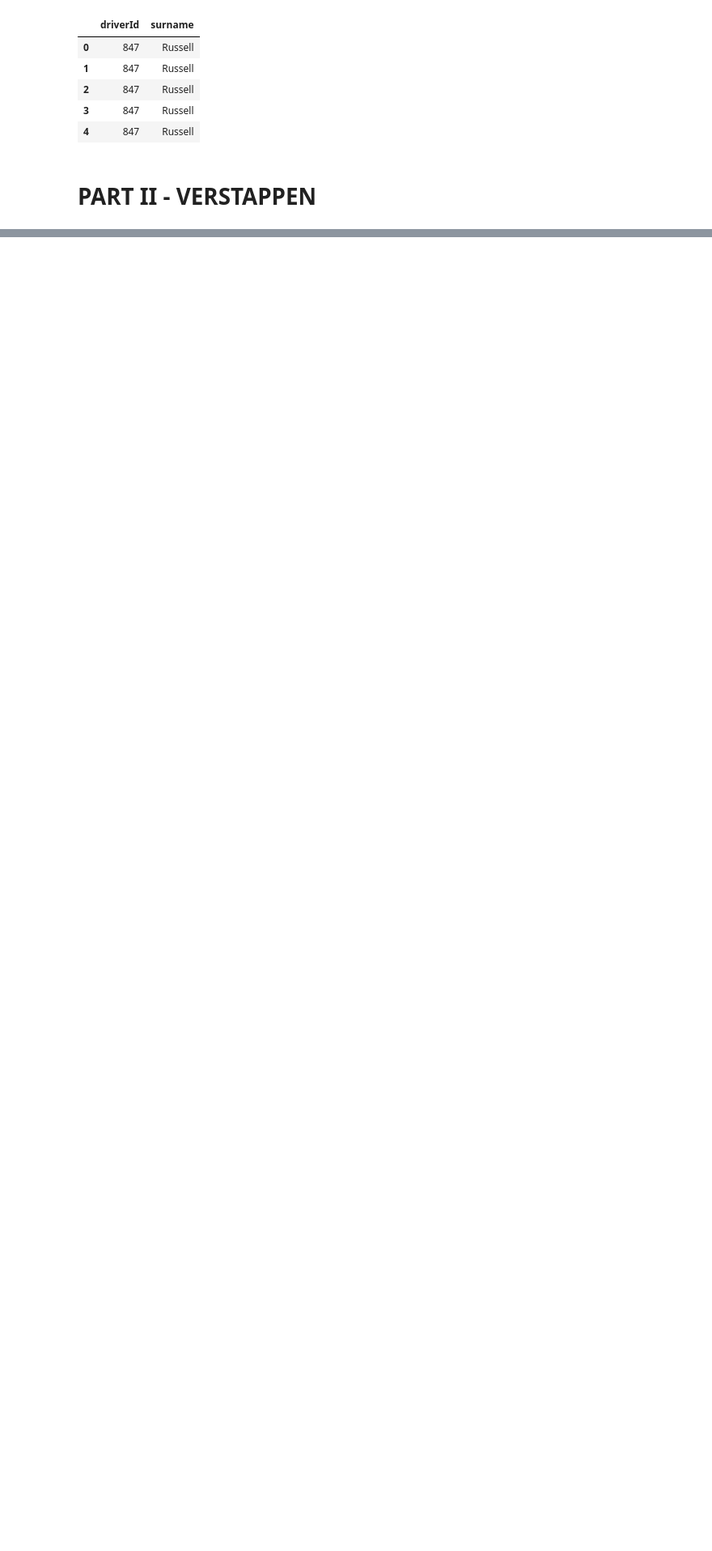
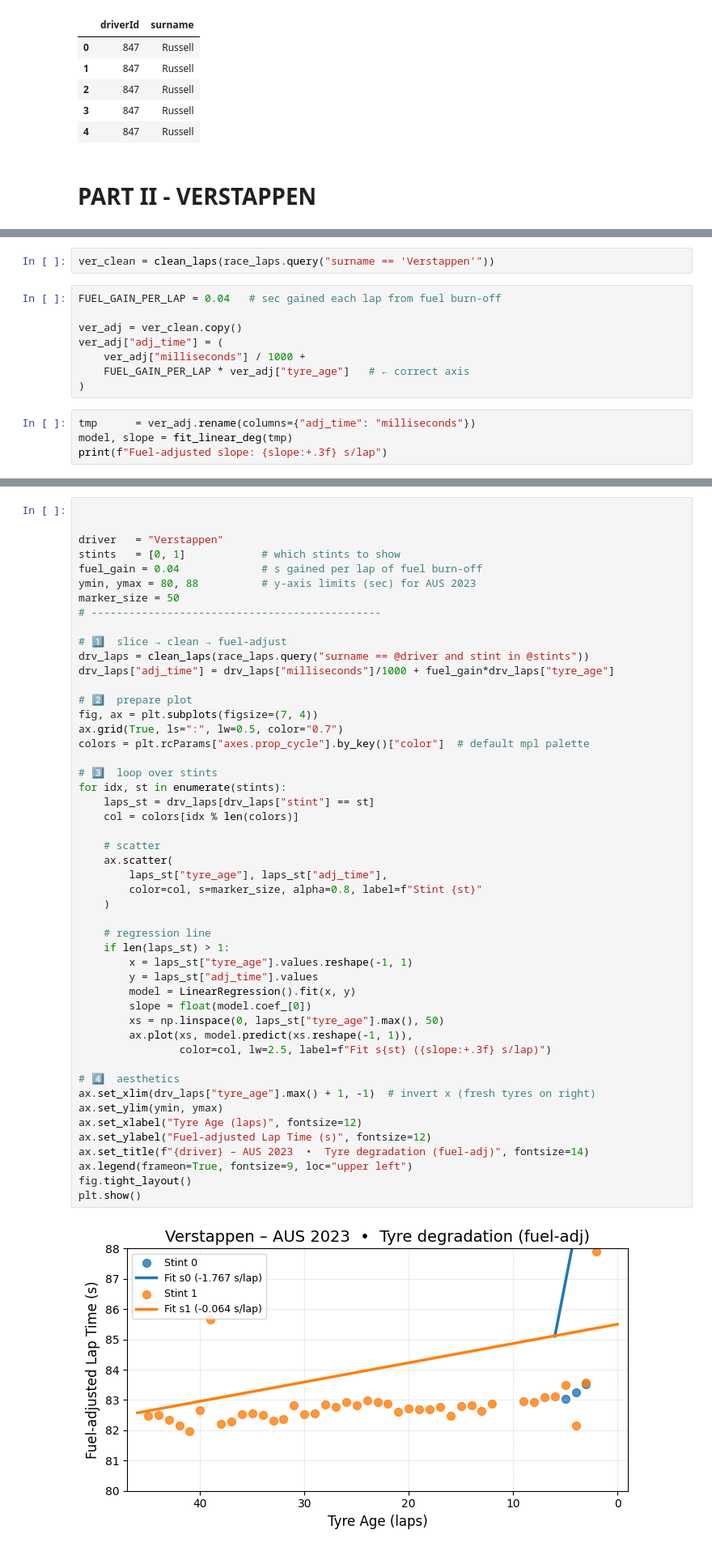
Before and after one commit to ojhasdhruv/Race-Insights, a Jupyter notebook: notebooks/2023-aus_gp_tyredeg_kaggle.ipynb, the cells around one changed output, grey strips where cells are left out. Shown: that part at 81% size. Drawn from its saved outputs; the diff is of its cells as text; blank space fills up the shorter version.

```diff
--- a/notebooks/2023-aus_gp_tyredeg_kaggle.ipynb
+++ b/notebooks/2023-aus_gp_tyredeg_kaggle.ipynb
@@ -141,0 +78,14 @@ ax.legend(handles, labels, title="Stint")
+# %%
+ver_clean = clean_laps(race_laps.query("surname == 'Verstappen'"))
+# %%
+FUEL_GAIN_PER_LAP = 0.04   # sec gained each lap from fuel burn-off
+
+ver_adj = ver_clean.copy()
+ver_adj["adj_time"] = (
+    ver_adj["milliseconds"] / 1000 +
+    FUEL_GAIN_PER_LAP * ver_adj["tyre_age"]   # ← correct axis
+)
+# %%
+tmp      = ver_adj.rename(columns={"adj_time": "milliseconds"})
+model, slope = fit_linear_deg(tmp)
+print(f"Fuel-adjusted slope: {slope:+.3f} s/lap")
@@ -141,0 +94,51 @@ ax.legend(handles, labels, title="Stint")
+# %%
+
+
+driver   = "Verstappen"
+stints   = [0, 1]            # which stints to show
+fuel_gain = 0.04             # s gained per lap of fuel burn-off
+ymin, ymax = 80, 88          # y-axis limits (sec) for AUS 2023
+marker_size = 50
+# ----------------------------------------------
+
+# 1️⃣  slice → clean → fuel-adjust
+drv_laps = clean_laps(race_laps.query("surname == @driver and stint in @stints"))
+drv_laps["adj_time"] = drv_laps["milliseconds"]/1000 + fuel_gain*drv_laps["tyre_age"]
+
+# 2️⃣  prepare plot
+fig, ax = plt.subplots(figsize=(7, 4))
+ax.grid(True, ls=":", lw=0.5, color="0.7")
+colors = plt.rcParams["axes.prop_cycle"].by_key()["color"]  # default mpl palette
+
+# 3️⃣  loop over stints
+for idx, st in enumerate(stints):
+    laps_st = drv_laps[drv_laps["stint"] == st]
+    col = colors[idx % len(colors)]
+
+    # scatter
+    ax.scatter(
+        laps_st["tyre_age"], laps_st["adj_time"],
+        color=col, s=marker_size, alpha=0.8, label=f"Stint {st}"
+    )
+
+    # regression line
+    if len(laps_st) > 1:
+        x = laps_st["tyre_age"].values.reshape(-1, 1)
+        y = laps_st["adj_time"].values
+        model = LinearRegression().fit(x, y)
+        slope = float(model.coef_[0])
+        xs = np.linspace(0, laps_st["tyre_age"].max(), 50)
+        ax.plot(xs, model.predict(xs.reshape(-1, 1)),
+                color=col, lw=2.5, label=f"Fit s{st} ({slope:+.3f} s/lap)")
+
+# 4️⃣  aesthetics
+ax.set_xlim(drv_laps["tyre_age"].max() + 1, -1)  # invert x (fresh tyres on right)
+ax.set_ylim(ymin, ymax)
+ax.set_xlabel("Tyre Age (laps)", fontsize=12)
+ax.set_ylabel("Fuel-adjusted Lap Time (s)", fontsize=12)
+ax.set_title(f"{driver} – AUS 2023  •  Tyre degradation (fuel-adj)", fontsize=14)
+ax.legend(frameon=True, fontsize=9, loc="upper left")
+fig.tight_layout()
+plt.show()
+# %% [output]
+[figure, added]
```
Also changed, not shown: parts of 36 cells of this notebook.
